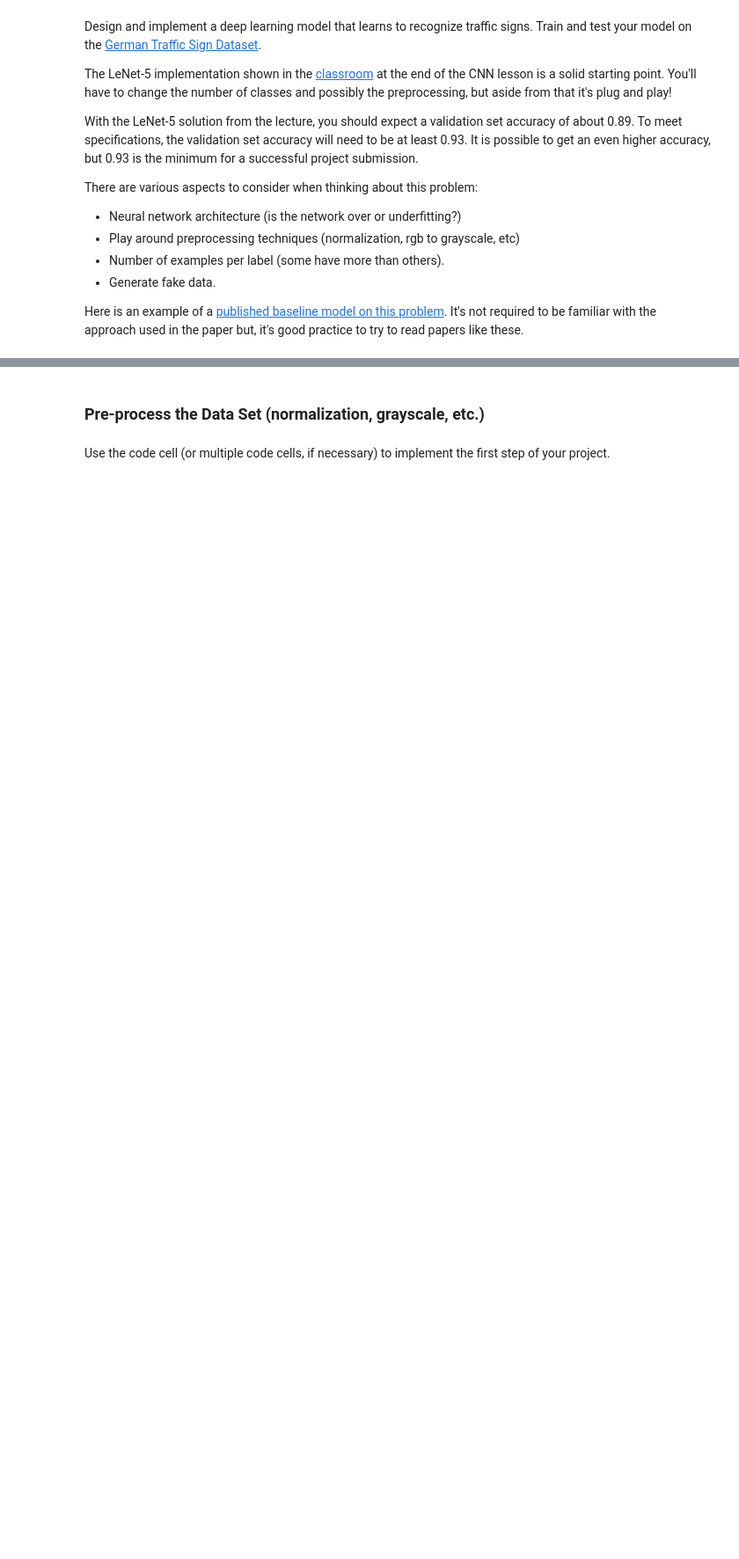
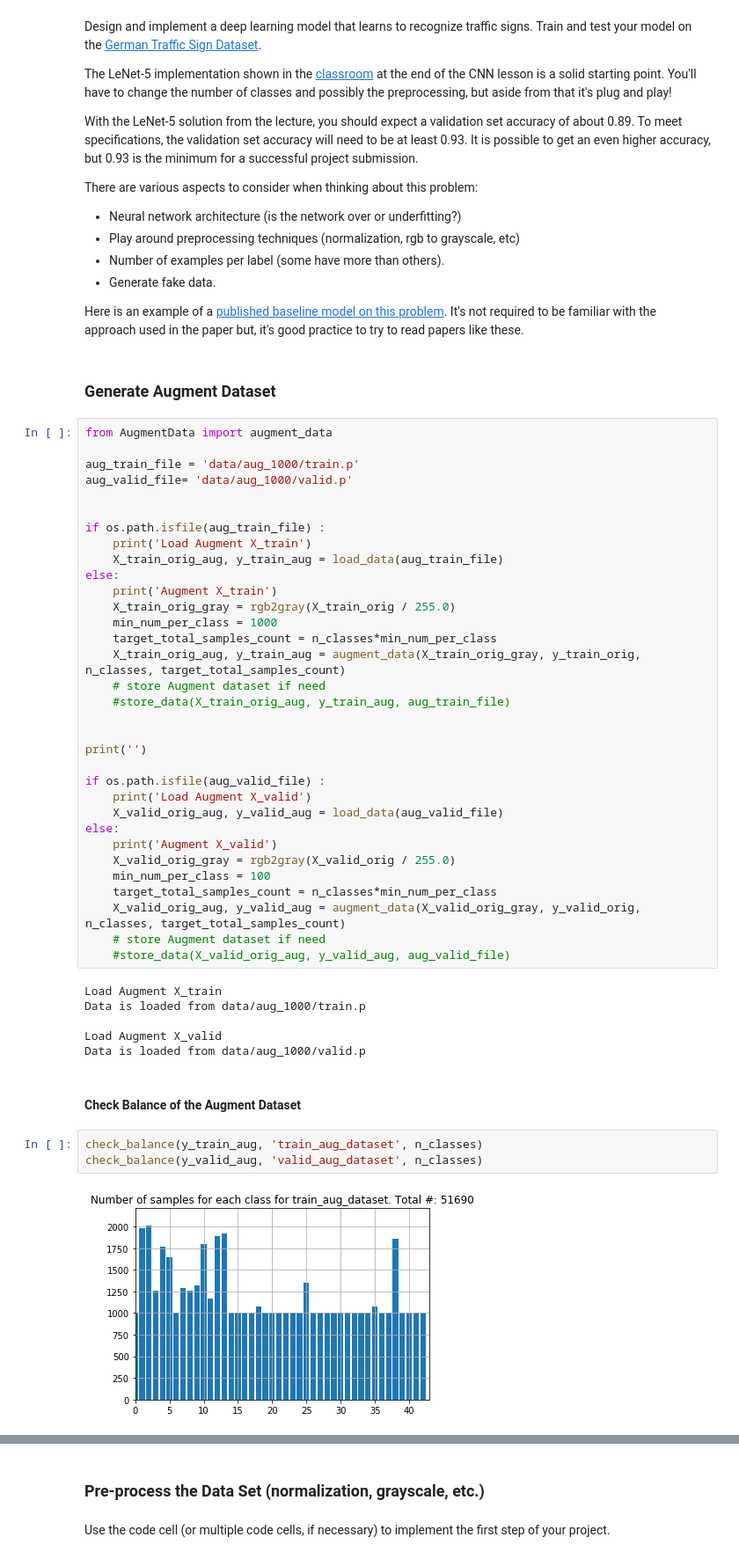
Before and after one commit to amemetov/sdc-term1-prj2-traffic-sign-classifier, a Jupyter notebook: Traffic_Sign_Classifier.ipynb, the cells around one changed output, grey strips where cells are left out. Shown at 88% size. Drawn from its saved outputs; the diff is of its cells as text; blank space fills up the shorter version.

```diff
--- a/Traffic_Sign_Classifier.ipynb
+++ b/Traffic_Sign_Classifier.ipynb
@@ -189,3 +202,51 @@ There are various aspects to consider when thinking about this problem:
 - Generate fake data.
 
 Here is an example of a [published baseline model on this problem](http://yann.lecun.com/exdb/publis/pdf/sermanet-ijcnn-11.pdf). It's not required to be familiar with the approach used in the paper but, it's good practice to try to read papers like these.
+# %% [markdown]
+### Generate Augment Dataset
+# %%
+from AugmentData import augment_data
+
+aug_train_file = 'data/aug_1000/train.p'
+aug_valid_file= 'data/aug_1000/valid.p'
+
+
+if os.path.isfile(aug_train_file) :
+    print('Load Augment X_train')
+    X_train_orig_aug, y_train_aug = load_data(aug_train_file)
+else:
+    print('Augment X_train')
+    X_train_orig_gray = rgb2gray(X_train_orig / 255.0)
+    min_num_per_class = 1000
+    target_total_samples_count = n_classes*min_num_per_class
+    X_train_orig_aug, y_train_aug = augment_data(X_train_orig_gray, y_train_orig, n_classes, target_total_samples_count)
+    # store Augment dataset if need
+    #store_data(X_train_orig_aug, y_train_aug, aug_train_file)
+
+
+print('')
+
+if os.path.isfile(aug_valid_file) :
+    print('Load Augment X_valid')
+    X_valid_orig_aug, y_valid_aug = load_data(aug_valid_file)
+else:
+    print('Augment X_valid')
+    X_valid_orig_gray = rgb2gray(X_valid_orig / 255.0)
+    min_num_per_class = 100
+    target_total_samples_count = n_classes*min_num_per_class
+    X_valid_orig_aug, y_valid_aug = augment_data(X_valid_orig_gray, y_valid_orig, n_classes, target_total_samples_count)
+    # store Augment dataset if need
+    #store_data(X_valid_orig_aug, y_valid_aug, aug_valid_file)
+# %% [output]
+Load Augment X_train
+Data is loaded from data/aug_1000/train.p
+
+Load Augment X_valid
+Data is loaded from data/aug_1000/valid.p
+# %% [markdown]
+#### Check Balance of the Augment Dataset
+# %%
+check_balance(y_train_aug, 'train_aug_dataset', n_classes)
+check_balance(y_valid_aug, 'valid_aug_dataset', n_classes)
+# %% [output]
+[figure, added]
```
Also changed, not shown: parts of 80 cells of this notebook, 29 other files.
